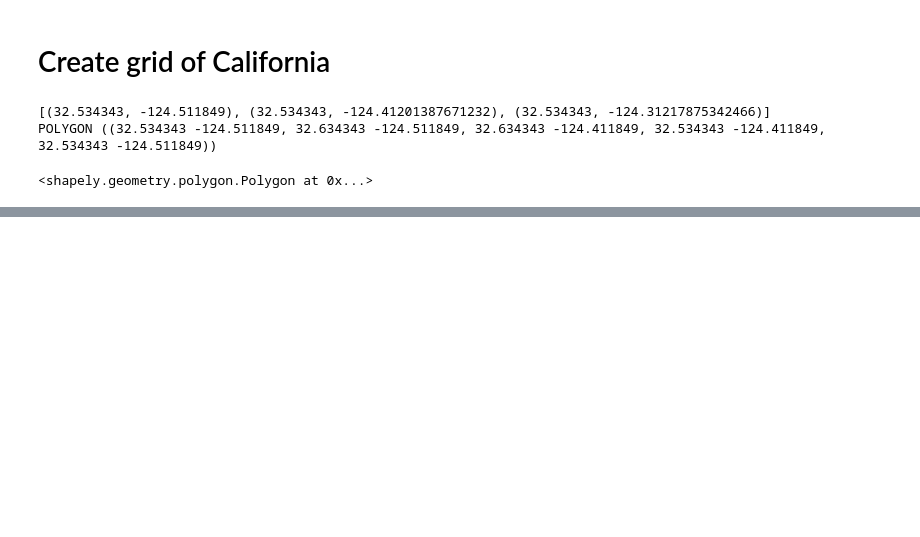
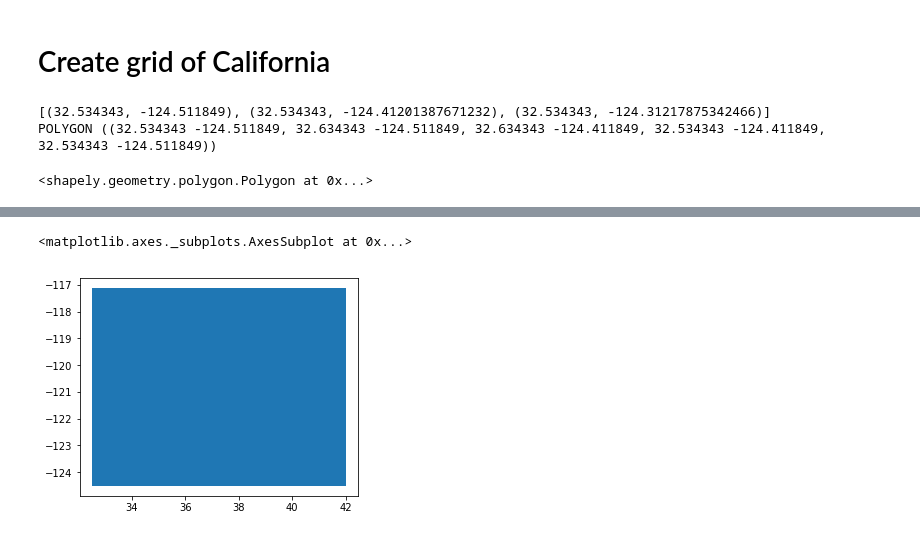
Before and after one commit to UCB-MIDS/Kelp-Capstone, a Jupyter notebook: pipeline/combine_data.ipynb, the cells around one changed output, grey strips where cells are left out. Saved outputs shown, nothing was run; the diff lists cells and outputs as text; code cells hidden in the pictures; blank space fills up the shorter version.

```diff
--- a/pipeline/combine_data.ipynb
+++ b/pipeline/combine_data.ipynb
@@ -33,0 +50,7 @@ AttributeError: module 'pandas' has no attribute 'read_data'
+# %%
+#in lon lat format except for leatherbacks which is all messed up
+crit_species = pd.read_pickle(pickles+'crit_species.pkl')
+for i in crit_species.keys():
+    print(i)
+    print(type(crit_species[i]))
+crit_species['leatherback'].geometry
@@ -75,0 +214,5 @@ grid_df["polygon_id"] = range(len(grid))
+# %%
+grid_df.plot()
+# %% [output]
+<matplotlib.axes._subplots.AxesSubplot at 0x...>
+[figure, added]
```
Also changed, not shown: parts of 15 cells of this notebook.
